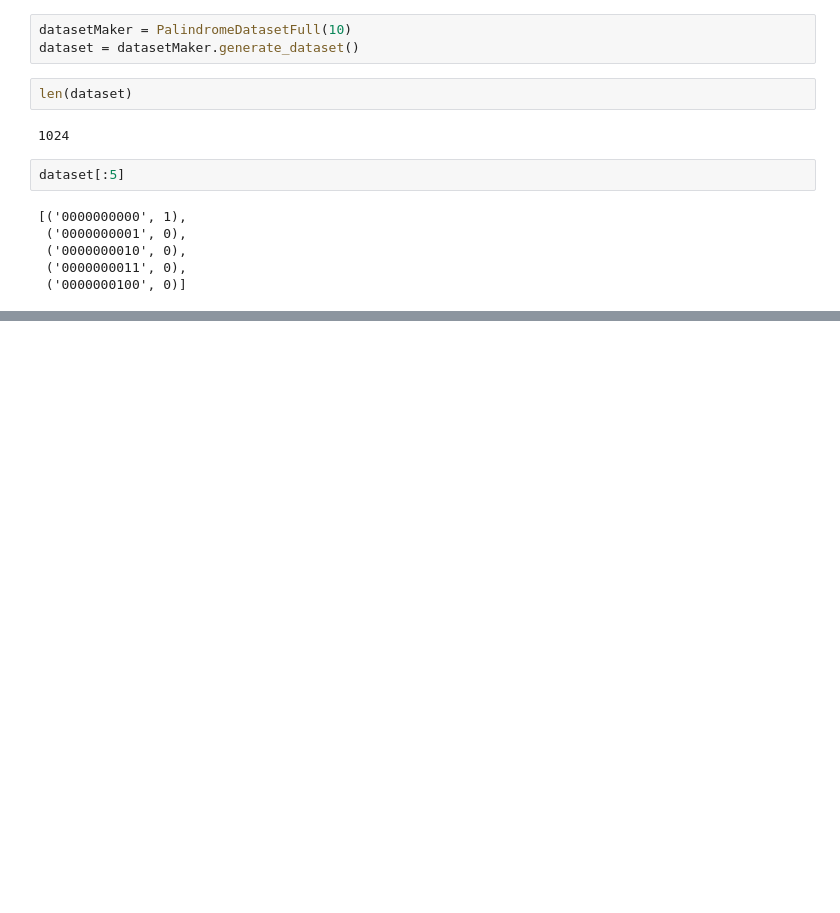
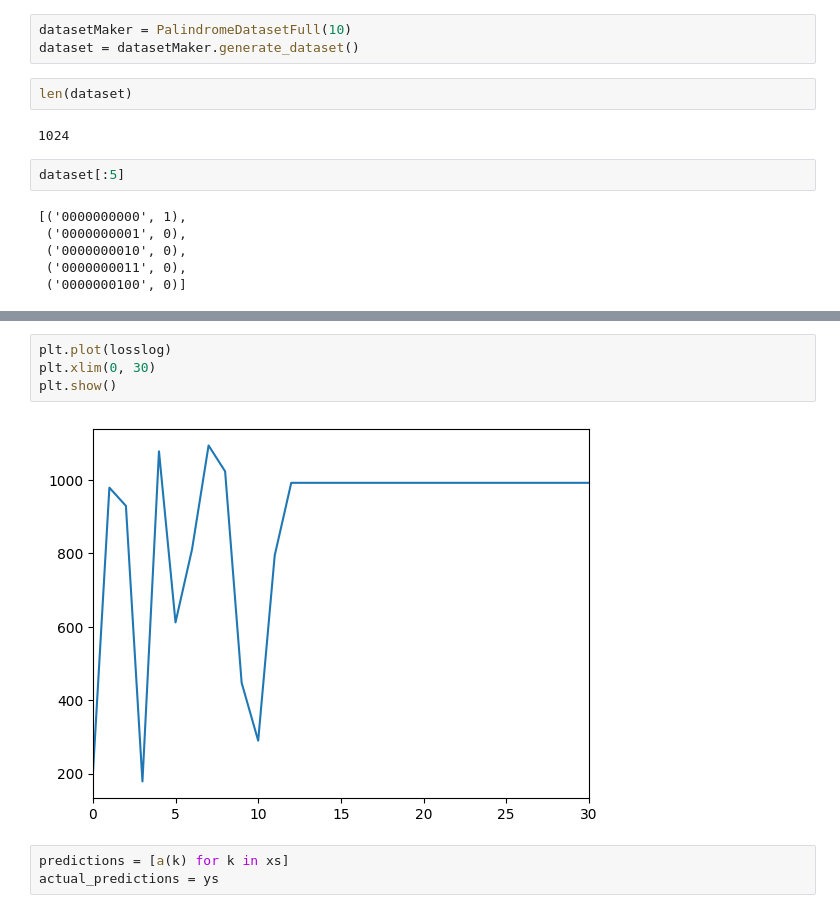
Before and after one commit to rohankalbag/natural-language-processing, a Jupyter notebook: assignment-1/Palindrome.ipynb, the cells around one changed output, grey strips where cells are left out. Drawn from its saved outputs; the diff is of its cells as text; blank space fills up the shorter version.

```diff
--- a/assignment-1/Palindrome.ipynb
+++ b/assignment-1/Palindrome.ipynb
@@ -185,0 +191,9 @@ KeyboardInterrupt:
+# %%
+plt.plot(losslog)
+plt.xlim(0, 30)
+plt.show()
+# %% [output]
+[figure, added]
+# %%
+predictions = [a(k) for k in xs]
+actual_predictions = ys
```
Also changed, not shown: parts of 11 cells of this notebook, 1 other file.
